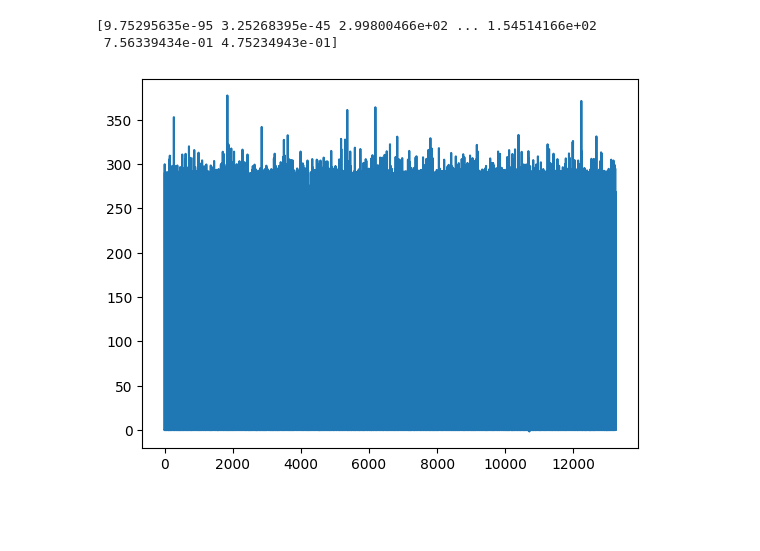
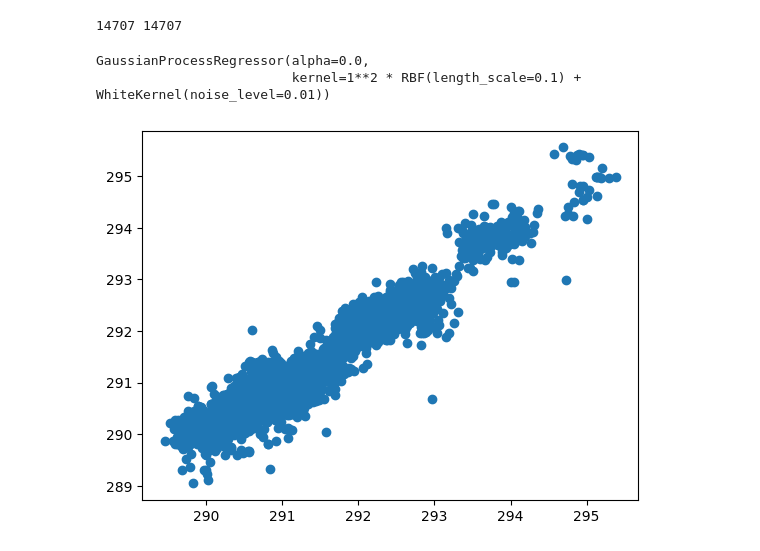
Before and after one commit to cheminfo-py/xps-service, a Jupyter notebook: xps/explore.ipynb, the cells around one changed output. Saved outputs shown, nothing was run; the diff lists cells and outputs as text; code cells hidden in the pictures; blank space fills up the shorter version.

Commit message:
added pkl models

```diff
--- a/xps/explore.ipynb
+++ b/xps/explore.ipynb
@@ -1,4 +0,0 @@
-# %%
-import pickle
-import sklearn
-model = pickle.load(open('GPmodel.pkl', 'rb'))
@@ -38,5 +1,62 @@ print(Y.shape)
-# %%
-print(Y)
-# %% [output]
-[9.75295635e-95 3.25268395e-45 2.99800466e+02 ... 1.54514166e+02
- 7.56339434e-01 4.75234943e-01]
+# %%
+import pickle
+from quippy.descriptors import Descriptor
+from ase.io import read
+import numpy as np
+from sklearn.model_selection import train_test_split
+#The Gaussian model
+from sklearn.gaussian_process import GaussianProcessRegressor
+from sklearn.gaussian_process.kernels import RBF
+from sklearn.gaussian_process.kernels import WhiteKernel
+# the KRR model
+from sklearn.kernel_ridge import KernelRidge
+
+
+import sklearn
+model = pickle.load(open('XPS_GPR_C1s.pkl', 'rb'))
+# %%
+molAll = read('data/all_QM9.xyz', index=':')
+Z = 6 # compute environment around atoms of a given Z. Here C atoms
+descriptor = Descriptor("soap atom_sigma=0.5 n_max=3 l_max=3 cutoff=3.0 Z={:d} n_species=3 species_Z='1 6 8'".format(Z))
+
+desc = []
+BE = []
+
+#then iterate over the molecules to get the descriptors and BE
+#BUG: chack with JOren for the disctionary
+for mol in molAll:
+
+    if ("C" in mol.symbols) == True:
+        descMol = descriptor.calc(mol) #descriptor for each molecule
+
+        if 'data' in descMol:
+           desc_data = descMol['data'] #get the data from the descriptor object if exist
+
+           for element in desc_data:
+               desc.append(element) #append the data in the array desc
+
+        for atom in mol:
+
+            if atom.number == Z:
+                BE.append(mol.todict()["GW_charged"][atom.index]) # pick up the binding energy of the target atomic charge and store it in the same order
+                #BUG: check for missing data. Typically delta KS data are rather sparsed. Now input as nan. We might have to nan the descriptor too
+                #Gaussian process doesn't allow nan
+
+desc = np.array(desc)
+BE = np.array(BE)
+
+print(len(desc), len(BE))
+
+X_train, X_test, y_train, y_test = train_test_split(desc, BE, test_size=0.8, random_state=42)
+np.save('X_test.npy', X_test)
+np.save('y_test.npy', y_test)
+
+kernel = 1.0 * RBF(length_scale=1e-1, length_scale_bounds=(1e-2, 1e3)) + WhiteKernel(
+    noise_level=1e-2, noise_level_bounds=(1e-10, 1e1)
+)
+gpr = GaussianProcessRegressor(kernel=kernel, alpha=0.0)
+gpr.fit(X_train, y_train)
+# %% [output]
+14707 14707
+GaussianProcessRegressor(alpha=0.0,
+                         kernel=1**2 * RBF(length_scale=0.1) + WhiteKernel(noise_level=0.01))
@@ -43,6 +75,8 @@ print(Y)
+# %%
+y = model.predict(X_test)
 # %%
 import matplotlib.pyplot as plt
-plt.plot(Y)
+plt.scatter(y_test, y)
 plt.show()
 # %% [output]
-[figure, old version]
+[figure, new version]
```
Also changed, not shown: parts of 4 cells of this notebook, 5 other files.
